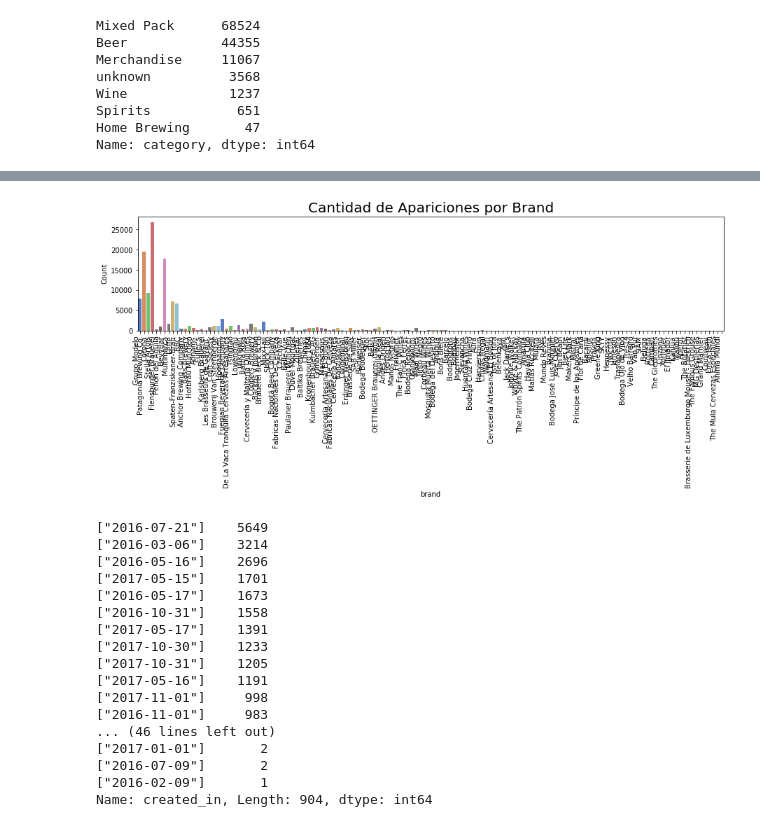
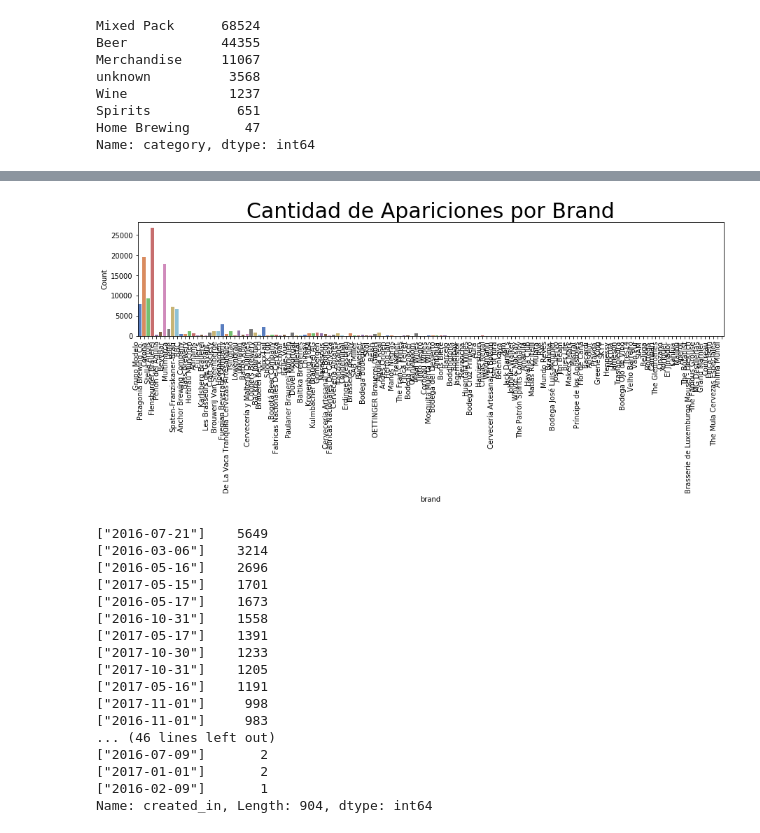
Before and after one commit to AgustinVelurtas/grupo13_clusterai, a Jupyter notebook: tp_grupo13.ipynb, the cells around one changed output, grey strips where cells are left out. Drawn from its saved outputs; the diff is of its cells as text; code cells hidden in the pictures.

```diff
--- a/tp_grupo13.ipynb
+++ b/tp_grupo13.ipynb
@@ -4,7 +4,7 @@ import pandas as pd
 import matplotlib.pyplot as plt
 import seaborn as sns
 # %%
-tp = pd.read_csv(r'C:\Users\Usuario\Desktop\Ciencia de Datos\TP\Ecommerce ABI Enriched.csv', delimiter=',', low_memory= 'false')
+tp = pd.read_csv(r'Ecommerce ABI Enriched.csv', delimiter=',', low_memory= 'false')
 # %%
 tp.head(30)
 tp.shape
@@ -236,13 +222,13 @@ plt.show()
 # %%
 plt.figure(figsize=(15,3))
 g = sns.countplot(x="brand",data=tp_f, palette = "muted")
 g.set_xticklabels(g.get_xticklabels(), rotation=90, ha="right")
-plt.title('Cantidad de Apariciones por Brand',size = 20)
+plt.title('Cantidad de Apariciones por Brand',size = 30)
 plt.xlabel("brand")
 plt.ylabel("Count")
 plt.show()
 # %% [output]
-[figure, old version]
+[figure, new version]
 # %%
 tp_f.created_in.value_counts()
 # %% [output]
@@ -259,7 +245,7 @@ tp_f.created_in.value_counts()
 ["2017-11-01"]     998
 ["2016-11-01"]     983
 ... (46 lines left out)
+["2016-07-09"]       2
 ["2017-01-01"]       2
-["2016-07-09"]       2
 ["2016-02-09"]       1
 Name: created_in, Length: 904, dtype: int64
```
Also changed, not shown: parts of 4 cells of this notebook.
